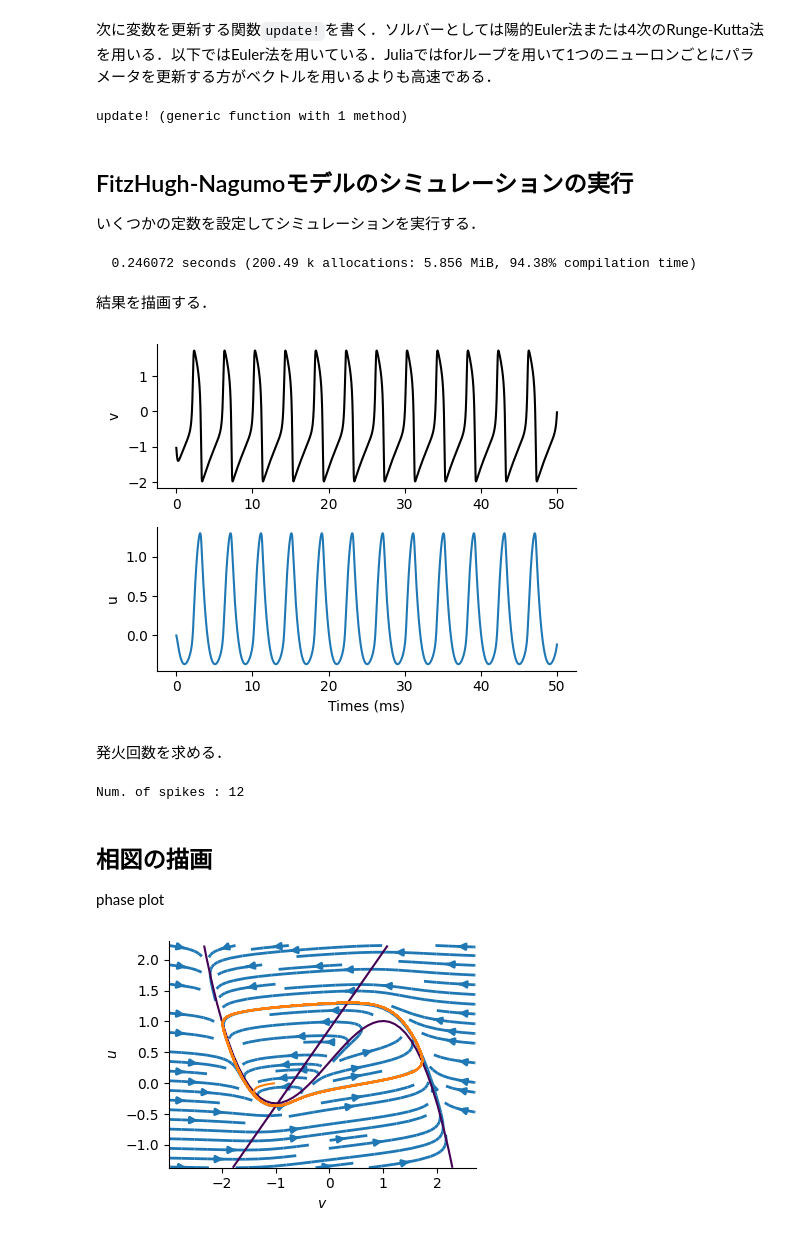
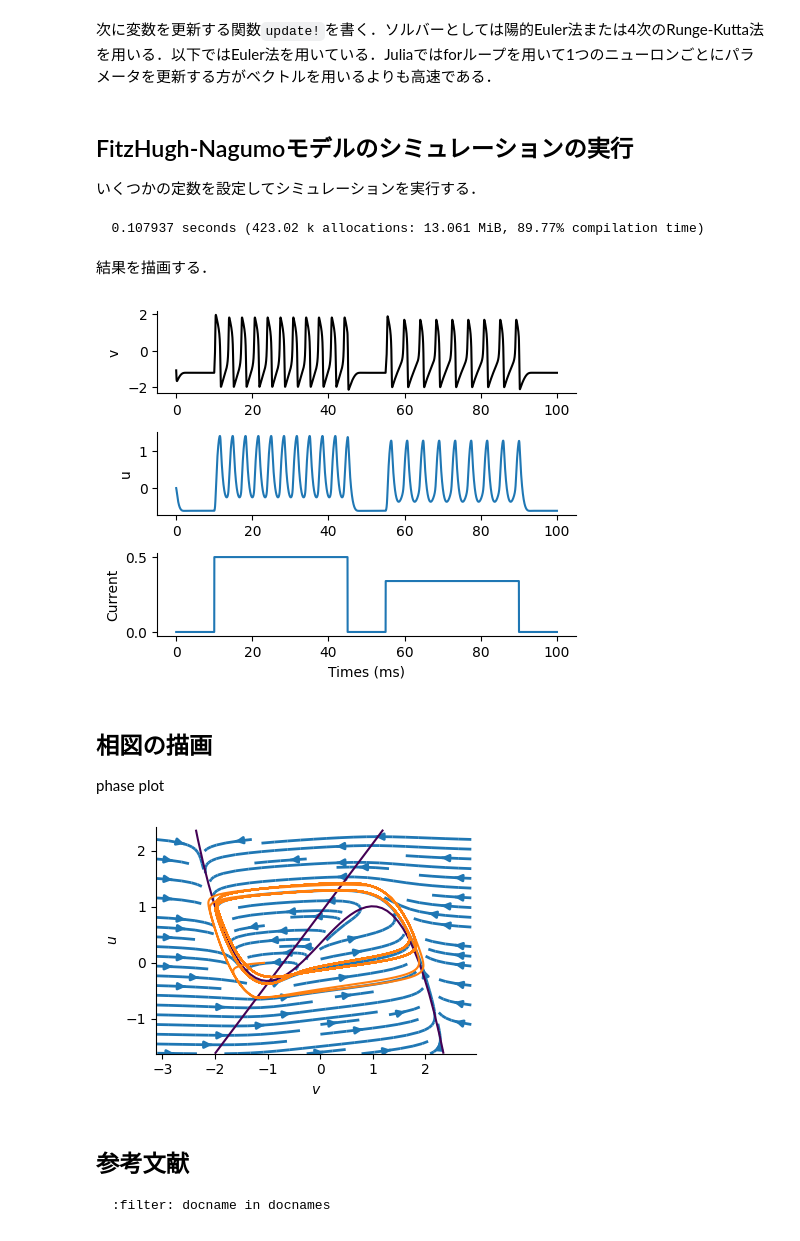
Before and after one commit to compneuro-julia/compneuro-julia-management, a Jupyter notebook: contents/neuron-model/fhn.ipynb, the cells around one changed output. Drawn from its saved outputs; the diff is of its cells as text; code cells hidden in the pictures.

````diff
--- a/contents/neuron-model/fhn.ipynb
+++ b/contents/neuron-model/fhn.ipynb
@@ -33,63 +36,53 @@ end
 # %% [markdown]
 次に変数を更新する関数`update!`を書く．ソルバーとしては陽的Euler法または4次のRunge-Kutta法を用いる．以下ではEuler法を用いている．Juliaではforループを用いて1つのニューロンごとにパラメータを更新する方がベクトルを用いるよりも高速である．
 # %%
-function update!(variable::FHN, x::Vector)
-    #function update!(variable::FHN, param::FHNParameter, Ie::Vector, dt)
-    @unpack num_neurons, dt, v, u = variable
-    @unpack a, b, c = variable.param
+function update!(neuron::FHN, x::Vector)
+    @unpack num_neurons, dt, v, u = neuron
+    @unpack a, b, c = neuron.param
     @inbounds for i = 1:num_neurons
         v[i] += dt * c * (-u[i] + v[i] - v[i]^3 / 3 + x[i])
         u[i] += dt * (v[i] - b*u[i] + a)
     end
-    return v, u
+    return v
 end
 
-)()
+(layer::Layer)(x) = update!(layer, x)
-# %% [output]
-update! (generic function with 1 method)
 # %% [markdown]
 ## FitzHugh-Nagumoモデルのシミュレーションの実行
 いくつかの定数を設定してシミュレーションを実行する．
 # %%
-T = 50 # ms
+T = 100 # ms
 dt = 0.01 # ms
 nt = UInt32(T/dt) # number of timesteps
 num_neurons = 1 # ニューロンの数
 
 # 入力刺激
-t = Array{Float32}(1:nt)*dt
-Ie = repeat(0.35f0*ones(nt), 1, N)  # injection current
+time = (1:nt)*dt
+Ie = repeat(0.5 * ((time .> 10) - (time .> 45)) + 0.34 * ((time .> 55) - (time .> 90)), 1, num_neurons)  # injection current
 
 # 記録用
-varr, uarr = zeros(Float32, nt, N), zeros(Float32, nt, N)
+varr, uarr = zeros(Float32, nt, num_neurons), zeros(Float32, nt, num_neurons)
 
 # modelの定義
-neurons = FHN{Float32}(num_neurons=num_neurons)
+fhn_neurons = FHN{Float32}(num_neurons=num_neurons, dt=dt)
 
 # simulation
-@time for i = 1:nt
-    update!(neurons, Ie[i, :], dt)
-    varr[i, :], uarr[i, :] = neurons.v, neurons.u
+@time for t = 1:nt
+    v = fhn_neurons(Ie[t, :])
+    varr[t, :], uarr[t, :] = v, fhn_neurons.u
 end
 # %% [output]
-  0.246072 seconds (200.49 k allocations: 5.856 MiB, 94.38% compilation time)
+  0.107937 seconds (423.02 k allocations: 13.061 MiB, 89.77% compilation time)
 # %% [markdown]
 結果を描画する．
 # %%
 figure(figsize=(5,4))
-subplot(2, 1, 1); plot(t, varr[:, 1], label=false, color="black"); ylabel("v")
-subplot(2, 1, 2); plot(t, uarr[:, 1], label=false); ylabel("u"); xlabel("Times (ms)")
+subplot(3, 1, 1); plot(time, varr[:, 1], label=false, color="black"); ylabel("v")
+subplot(3, 1, 2); plot(time, uarr[:, 1], label=false); ylabel("u");
+subplot(3, 1, 3); plot(time, Ie, label=false); ylabel("Current"); xlabel("Times (ms)")
 tight_layout()
 # %% [output]
-[figure, old version]
+[figure, new version]
-# %% [markdown]
-発火回数を求める．
-# %%
-spike = (varr[1:nt-1, :] .< 0) .& (varr[2:nt, :] .> 0)
-num_spikes = sum(spike, dims=1)
-println("Num. of spikes : ", num_spikes[1]);
-# %% [output]
-Num. of spikes : 12
 # %% [markdown]
 ## 相図の描画
 phase plot
@@ -112,4 +105,9 @@ contour(V, U, dV, levels=[0])
     plot(varr, uarr); xlim(vmin, vmax); ylim(umin, umax); xlabel(L"$v$"); ylabel(L"$u$")
 tight_layout()
 # %% [output]
-[figure, old version]
+[figure, new version]
+# %% [markdown]
+## 参考文献
+```{bibliography}
+:filter: docname in docnames
+```
````
Also changed, not shown: parts of 5 cells of this notebook, 7 other files.
